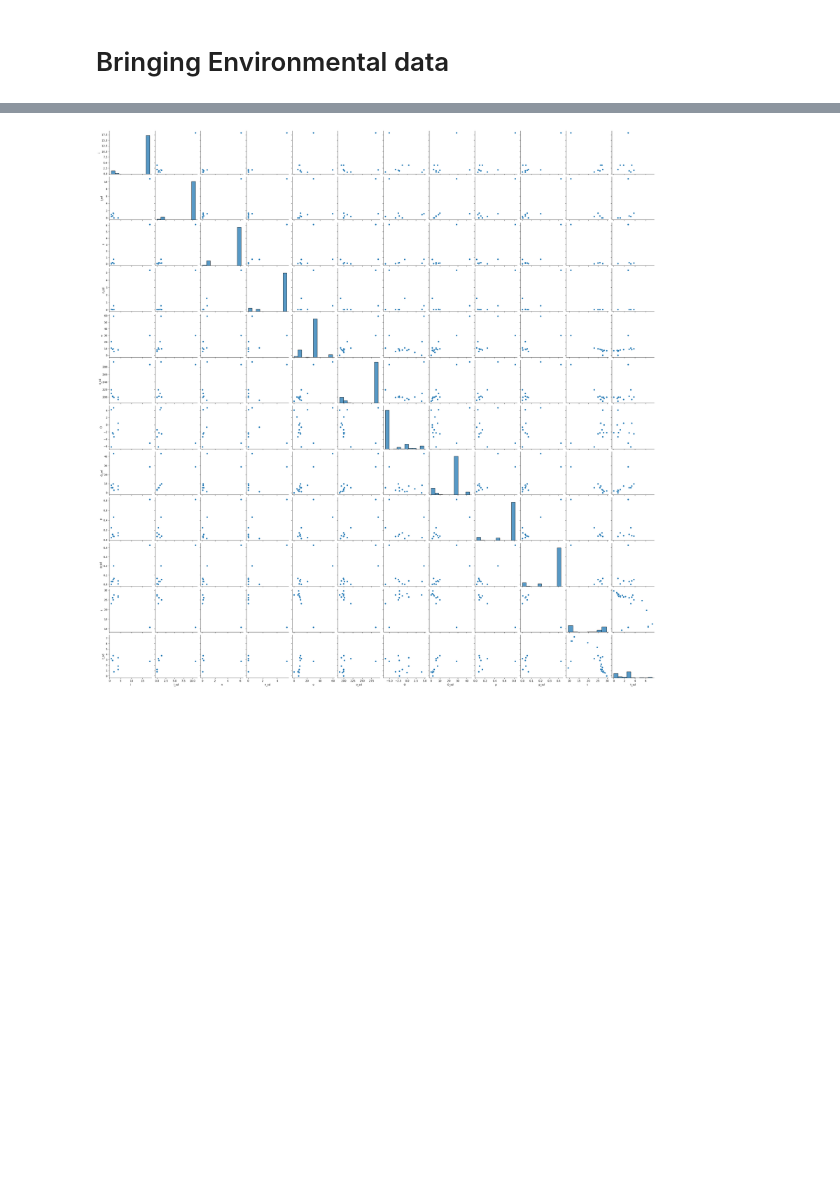
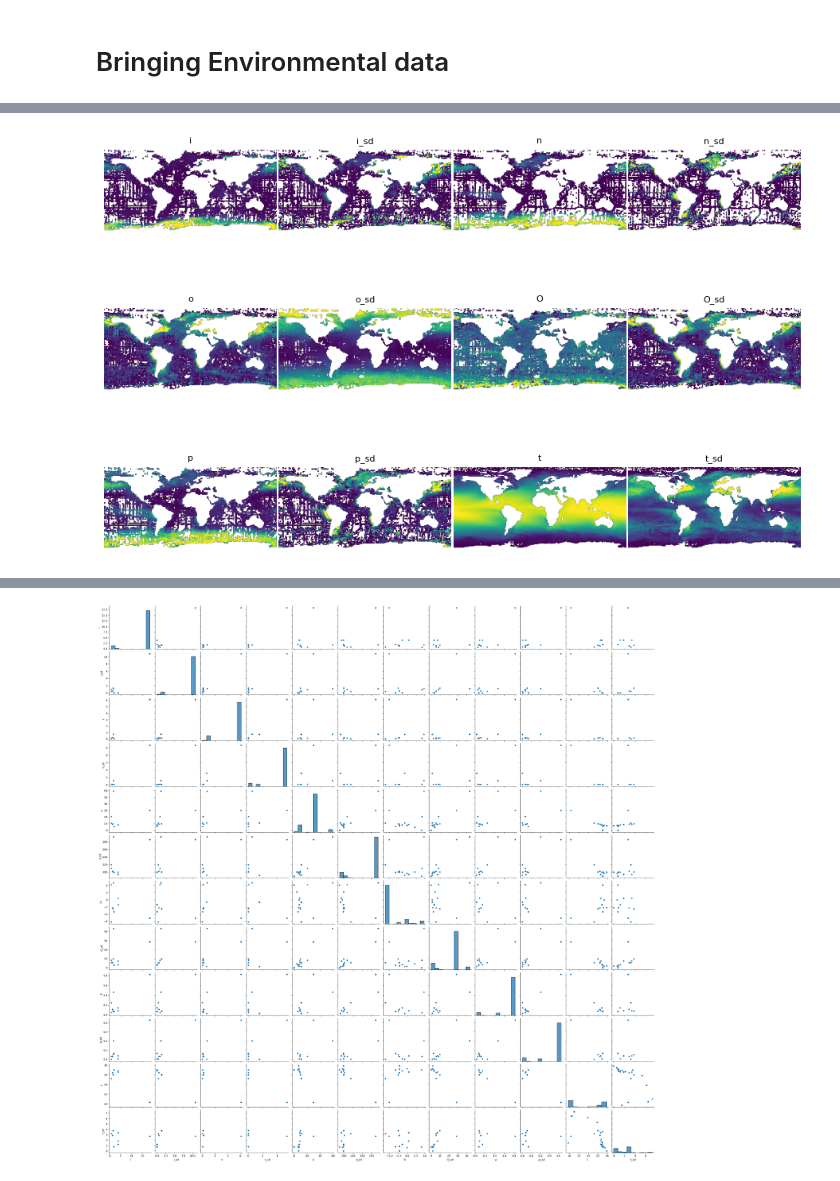
Before and after one commit to 7yl4r/DwC-SDM, a Jupyter notebook: seagrass_analysis.ipynb, the cells around one changed output, grey strips where cells are left out. Saved outputs shown, nothing was run; the diff lists cells and outputs as text; code cells hidden in the pictures; blank space fills up the shorter version.

```diff
--- a/seagrass_analysis.ipynb
+++ b/seagrass_analysis.ipynb
@@ -187,3 +201,68 @@ Added t_sd: 110/646 valid values
+# %%
+from math import ceil
+
+# --- small, efficient read & autoscale helpers ---
+def read_quicklook(path, target=256):
+    """Read band 1 downsampled to ~target px on the long side (low RAM)."""
+    with rasterio.open(path) as ds:
+        h, w = ds.height, ds.width
+        if max(h, w) <= target:
+            out_h, out_w = h, w
+        elif h >= w:
+            out_h = target
+            out_w = max(1, int(w * (target / h)))
+        else:
+            out_w = target
+            out_h = max(1, int(h * (target / w)))
+        arr = ds.read(1, out_shape=(out_h, out_w), resampling=Resampling.average)
+        if ds.nodata is not None:
+            arr = np.where(arr == ds.nodata, np.nan, arr)
+    return arr
+
+def autoscale_limits(arr, p_low=2, p_high=98):
+    valid = arr[np.isfinite(arr)]
+    if valid.size == 0:
+        return None, None
+    vmin = np.nanpercentile(valid, p_low)
+    vmax = np.nanpercentile(valid, p_high)
+    if vmin == vmax:
+        vmin, vmax = np.nanmin(valid), np.nanmax(valid)
+    return vmin, vmax
+
+# --- display in a compact grid ---
+labels_paths = [(k, Path(v)) for k, v in tif_files.items()]
+existing = [(k, p) for k, p in labels_paths if p.exists()]
+missing  = [str(p) for _, p in labels_paths if not p.exists()]
+
+n = len(existing)
+cols = 4  # tweak if you want wider/narrower rows
+rows = ceil(n / cols) if n else 1
+
+fig = plt.figure(figsize=(cols * 2.2, rows * 2.2), dpi=100)
+
+for i, (label, p) in enumerate(existing, start=1):
+    ax = fig.add_subplot(rows, cols, i)
+    arr = read_quicklook(p, target=256)
+    vmin, vmax = autoscale_limits(arr)
+    im = ax.imshow(arr, vmin=vmin, vmax=vmax)  # default colormap, fast
+    ax.set_title(label, fontsize=8)
+    ax.axis("off")
+
+# Hide any leftover empty axes (if grid not perfectly filled)
+total_slots = rows * cols
+for j in range(n + 1, total_slots + 1):
+    ax = fig.add_subplot(rows, cols, j)
+    ax.axis("off")
+
+plt.tight_layout(pad=0.2)
+plt.show()
+
+if missing:
+    print("Skipped missing files:")
+    for m in missing:
+        print(" -", m)
+# %% [output]
+[figure, added]
 # %%
 # import xarray as xr
 # import pandas as pd
```
Also changed, not shown: parts of 2 cells of this notebook.
